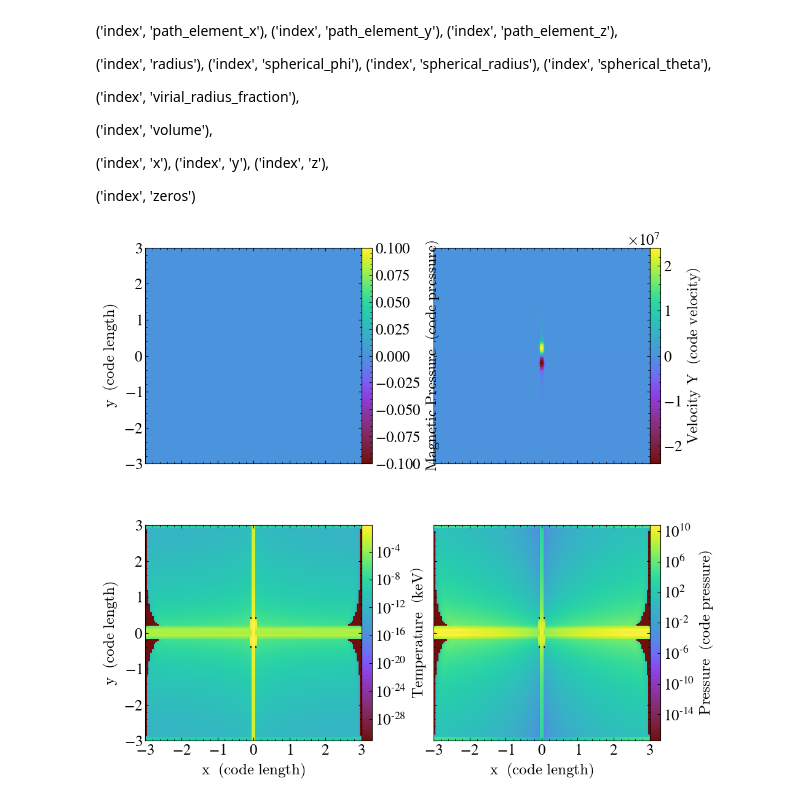
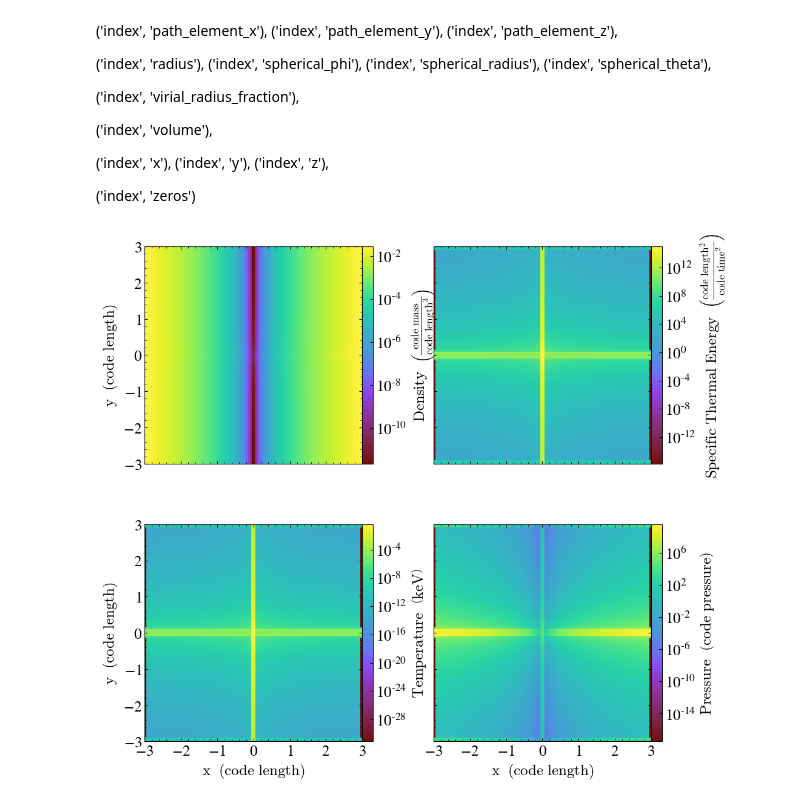
Before and after one commit to ianfreeman519/CMSE_PhD, a Jupyter notebook: athena_files/plottingYT.ipynb, the cells around one changed output. Saved outputs shown, nothing was run; the diff lists cells and outputs as text; code cells hidden in the pictures.

```diff
--- a/athena_files/plottingYT.ipynb
+++ b/athena_files/plottingYT.ipynb
@@ -206,27 +206,27 @@ p.annotate_velocity()
 ('index', 'zeros')
 # %%
 ## Plotting a 2x2 grid of YT fields
-index = 20
+index = 1
 ds = ts[index]
 
 fields = [
-    ("gas", "magnetic_pressure"),
-    ("gas", "velocity_y"),
+    ("gas", "density"),
+    ('gas', 'specific_thermal_energy'),
     ("gas", "kT"),
     ("gas", "pressure"),
 ]
 
 p = yt.SlicePlot(ds, "z", fields)
 
 # this returns a matplotlib figure with an ImageGrid and the slices
 # added to the grid of axes (in this case, 2x2)
 
 fig = p.export_to_mpl_figure((2, 2))
 
 fig.tight_layout()
 
 # fig.savefig("unfixed_pgen_no_B_20.png")
 
 fig
 # %% [output]
-[figure, old version]
+[figure, new version]
```
Also changed, not shown: parts of 1 cell of this notebook.
